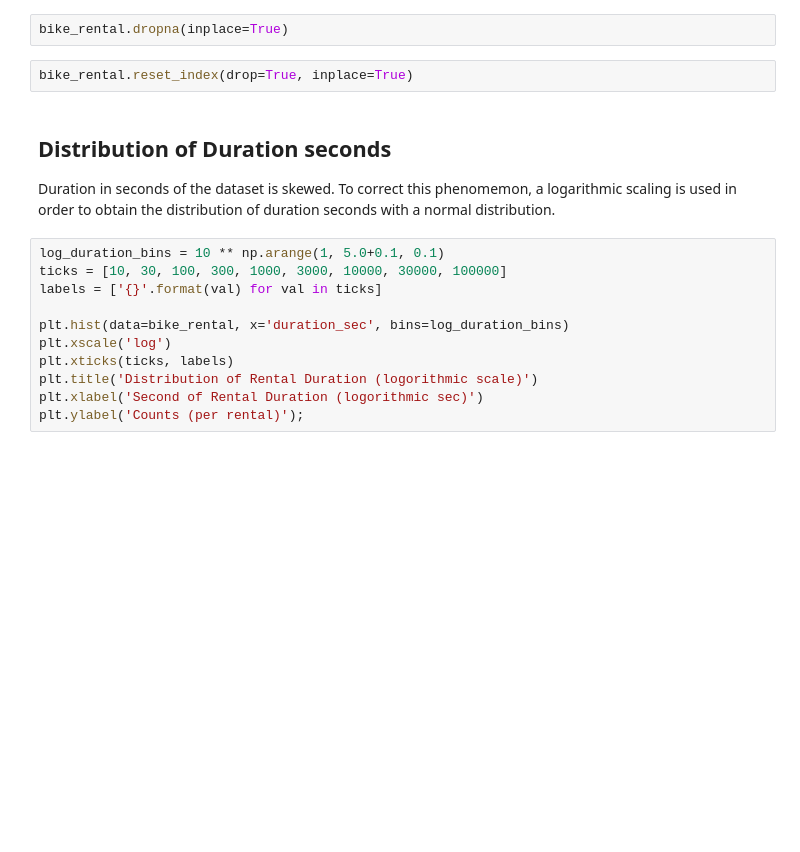
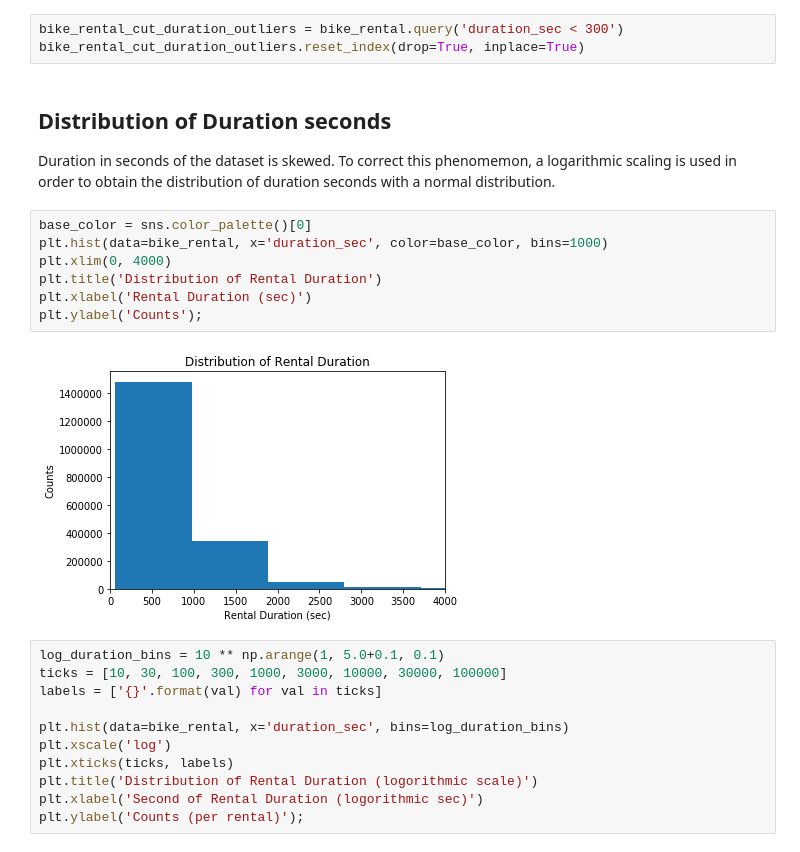
Before and after one commit to michwen/Bike-Rental-Findings, a Jupyter notebook: Bike_Rental_Explanation.ipynb, the cells around one changed output. Saved outputs shown, nothing was run; the diff lists cells and outputs as text; blank space fills up the shorter version.

```diff
--- a/Bike_Rental_Explanation.ipynb
+++ b/Bike_Rental_Explanation.ipynb
@@ -39,10 +61,18 @@ bike_rental.reset_index(drop=True, inplace=True)
-# %%
-bike_rental.dropna(inplace=True)
 # %%
-bike_rental.reset_index(drop=True, inplace=True)
+bike_rental_cut_duration_outliers = bike_rental.query('duration_sec < 300')
+bike_rental_cut_duration_outliers.reset_index(drop=True, inplace=True)
 # %% [markdown]
 ## Distribution of Duration seconds
 Duration in seconds of the dataset is skewed. To correct this phenomemon, a logarithmic scaling is used in order to obtain the distribution of duration seconds with a normal distribution.
+# %%
+base_color = sns.color_palette()[0]
+plt.hist(data=bike_rental, x='duration_sec', color=base_color, bins=1000)
+plt.xlim(0, 4000)
+plt.title('Distribution of Rental Duration')
+plt.xlabel('Rental Duration (sec)')
+plt.ylabel('Counts');
+# %% [output]
+[figure, added]
 # %%
 log_duration_bins = 10 ** np.arange(1, 5.0+0.1, 0.1)
 ticks = [10, 30, 100, 300, 1000, 3000, 10000, 30000, 100000]
```
Also changed, not shown: parts of 13 cells of this notebook, 2 other files.
